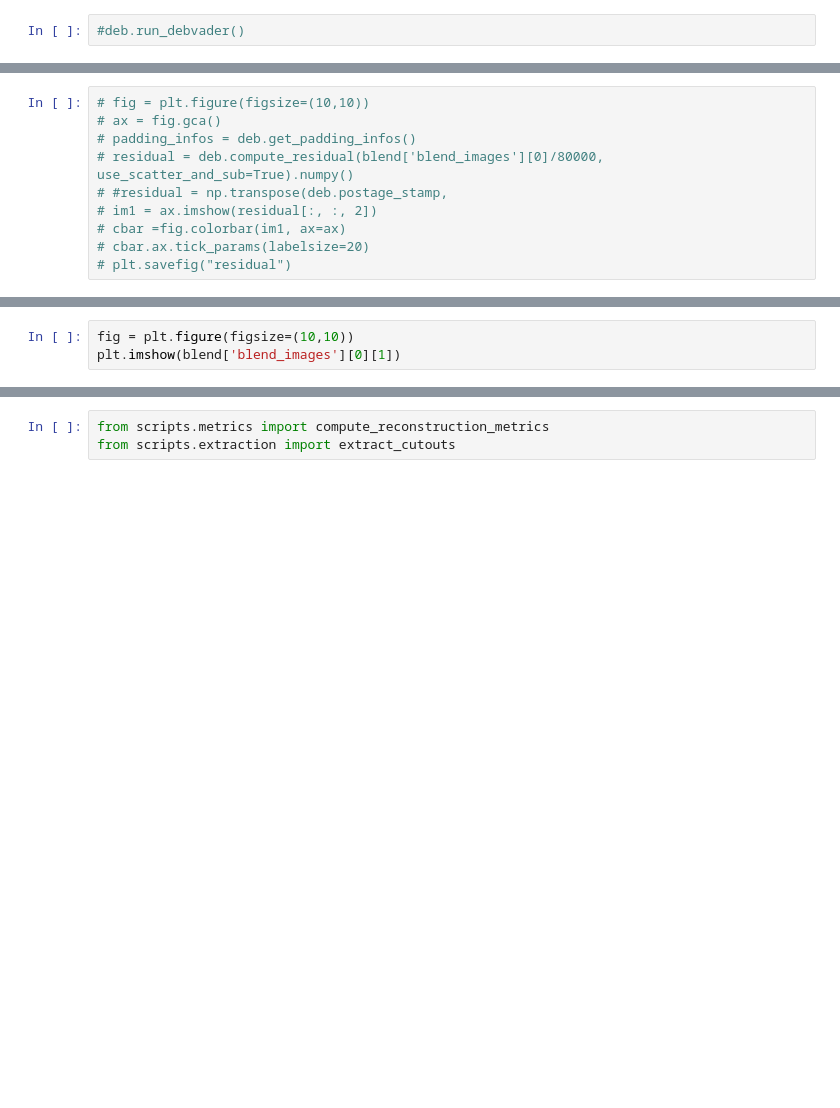
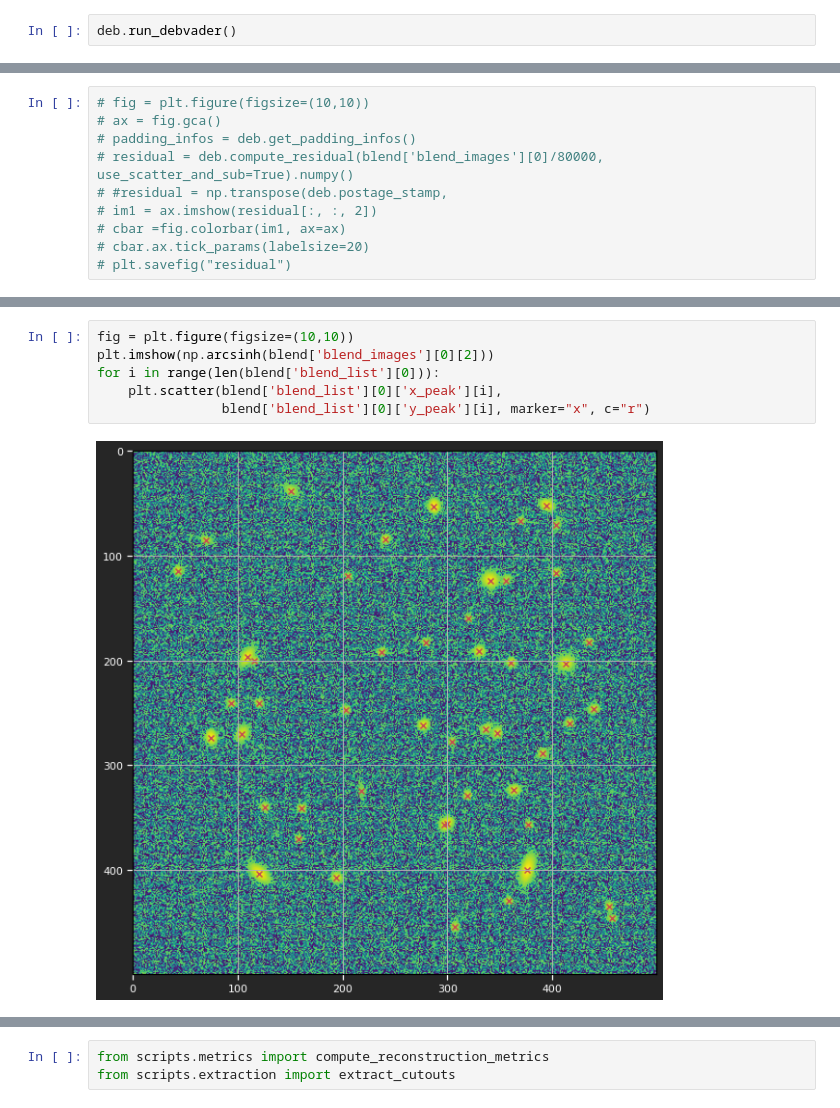
Before and after one commit to b-biswas/MADNESS-legacy, a Jupyter notebook: notebooks/test_simultaneous_deblending.ipynb, the cells around one changed output, grey strips where cells are left out. Drawn from its saved outputs; the diff is of its cells as text; blank space fills up the shorter version.

Commit message:
Reuse debvader (#30)
* update to reusing debvader

* remote prints

* update notebook

```diff
--- a/notebooks/test_simultaneous_deblending.ipynb
+++ b/notebooks/test_simultaneous_deblending.ipynb
@@ -159,5 +157,5 @@ To enable them in other operations, rebuild TensorFlow with the appropriate comp
 # %%
-#deb.run_debvader()
+deb.run_debvader()
 # %%
 #fig, ax = plt.subplots(len(blend['blend_list'][0]), 3, figsize=(5*3,5*len(blend['blend_list'][0])))
 
@@ -251,6 +258,11 @@ plt.savefig("predictions")
 # %%
 fig = plt.figure(figsize=(10,10))
-plt.imshow(blend['blend_images'][0][1])
+plt.imshow(np.arcsinh(blend['blend_images'][0][2]))
+for i in range(len(blend['blend_list'][0])):
+    plt.scatter(blend['blend_list'][0]['x_peak'][i],
+                blend['blend_list'][0]['y_peak'][i], marker="x", c="r")
+# %% [output]
+[figure, added]
 # %%
 fig = plt.figure(figsize=(10,10))
 ax = fig.gca()
```
Also changed, not shown: parts of 15 cells of this notebook, 3 other files.
